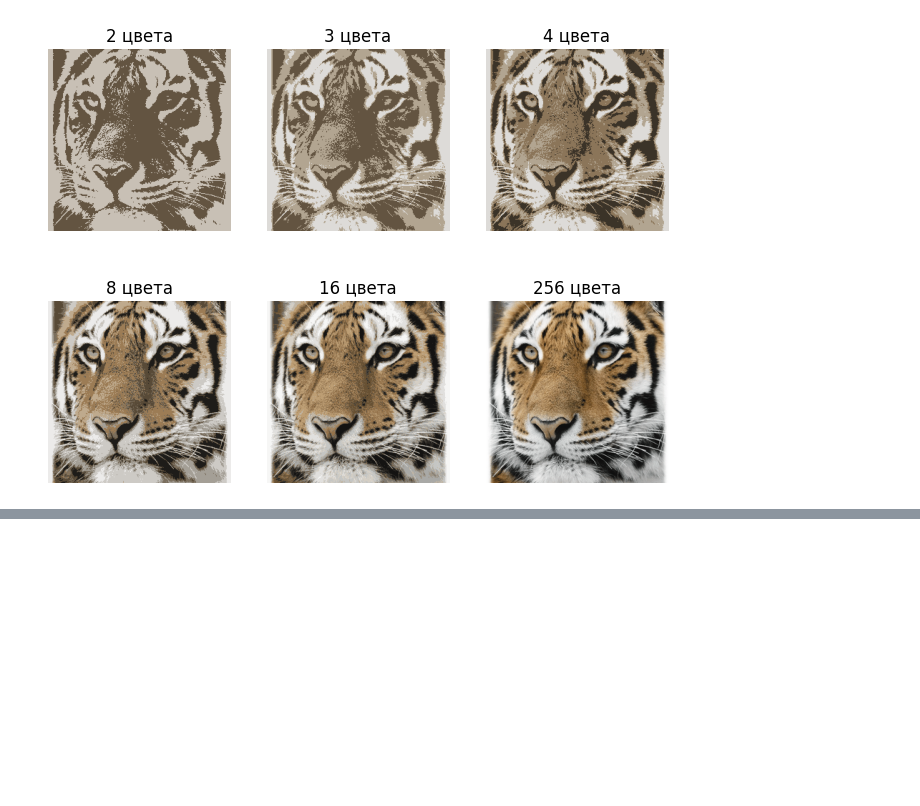
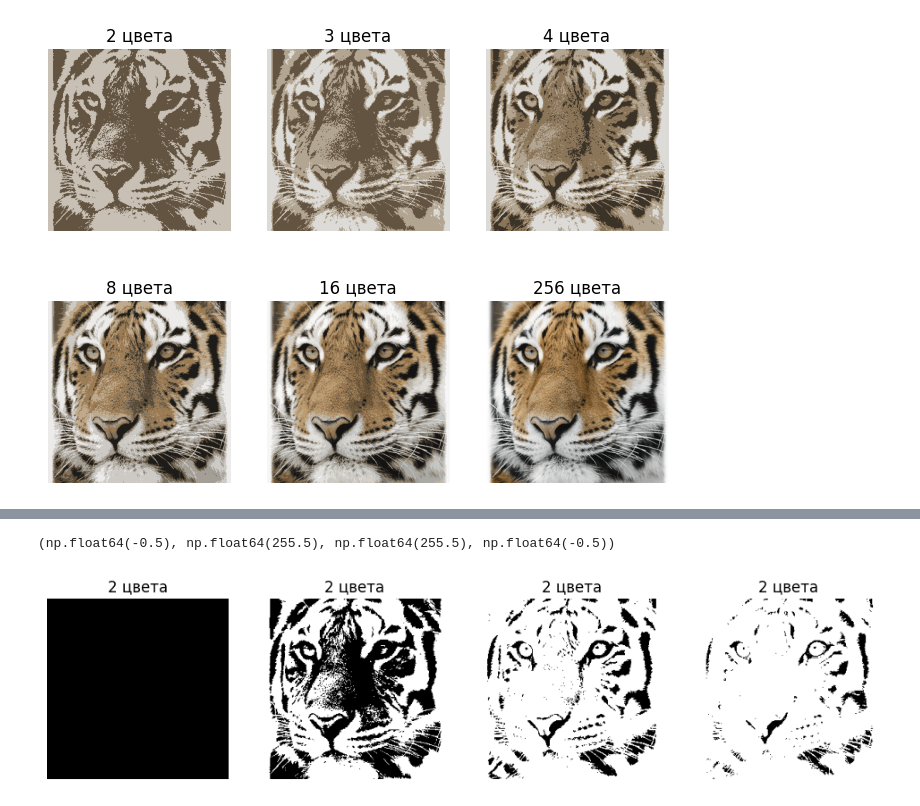
Before and after one commit to Shamil65/Machine-learning-start, a Jupyter notebook: libraries/pillow/pillow_start.ipynb, the cells around one changed output, grey strips where cells are left out. Drawn from its saved outputs; the diff is of its cells as text; code cells hidden in the pictures; blank space fills up the shorter version.

```diff
--- a/libraries/pillow/pillow_start.ipynb
+++ b/libraries/pillow/pillow_start.ipynb
@@ -127,0 +174,25 @@ plt.axis("off")
+# %%
+plt.figure(figsize=(12, 3)) # размеры в дюймах
+
+plt.subplot(1, 4, 1)
+plt.imshow(binary_image_256, cmap="gray")
+plt.title("2 цвета")
+plt.axis("off")
+
+plt.subplot(1, 4, 2)
+plt.imshow(binary_image_128, cmap="gray")
+plt.title("2 цвета")
+plt.axis("off")
+
+plt.subplot(1, 4, 3)
+plt.imshow(binary_image_64, cmap="gray")
+plt.title("2 цвета")
+plt.axis("off")
+
+plt.subplot(1, 4, 4)
+plt.imshow(binary_image_32, cmap="gray")
+plt.title("2 цвета")
+plt.axis("off")
+# %% [output]
+(np.float64(-0.5), np.float64(255.5), np.float64(255.5), np.float64(-0.5))
+[figure, added]
```
Also changed, not shown: parts of 4 cells of this notebook.
